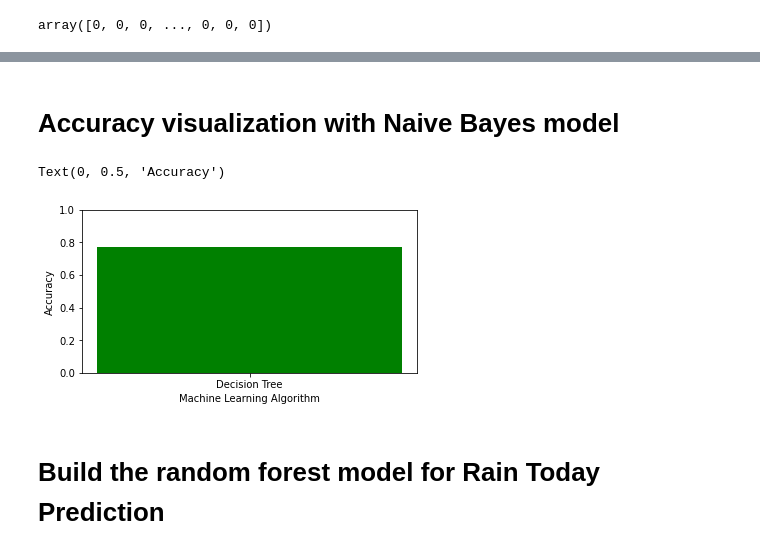
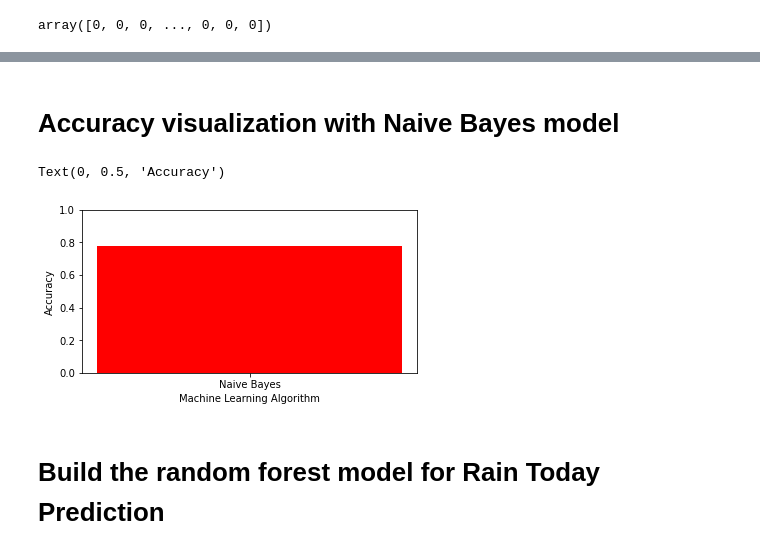
Before and after one commit to sandamaligeethika/ML_Assignment2_IT19120058_IT19120294_IT19147956, a Jupyter notebook: Assignment2.ipynb, the cells around one changed output, grey strips where cells are left out. Cells and saved outputs as stored; diff of their text form; code cells hidden in the pictures.

Commit message:
Build the models for prediction of Rain Tomorrow

```diff
--- a/Assignment2.ipynb
+++ b/Assignment2.ipynb
@@ -487,18 +488,18 @@ array([[32963,     0],
-# %% [markdown]
-# Accuracy visualization with Naive Bayes model
-# %%
-import matplotlib.pyplot as plt
-%matplotlib inline
-#Adjust figure size
-plt.figure(figsize=(6,3))
-plt.ylim(0.0, 1.0)
-#X-axis, Y-axis -> value of that model
-plt.bar("Decision Tree",(accuracy_score(Y_test,predictions)),width=0.5,color="green")
-plt.xlabel("Machine Learning Algorithm")
-plt.ylabel("Accuracy")
-# %% [output]
-Text(0, 0.5, 'Accuracy')
-[figure, removed]
+# %% [markdown]
+# Accuracy visualization with Naive Bayes model
+# %%
+import matplotlib.pyplot as plt
+%matplotlib inline
+#Adjust figure size
+plt.figure(figsize=(6,3))
+plt.ylim(0.0, 1.0)
+#X-axis, Y-axis -> value of that model
+plt.bar("Naive Bayes",(accuracy_score(Y_test,predictions)),width=0.5,color="red")
+plt.xlabel("Machine Learning Algorithm")
+plt.ylabel("Accuracy")
+# %% [output]
+Text(0, 0.5, 'Accuracy')
+[figure, added]
 # %% [markdown]
 # Build the random forest model for Rain Today Prediction
 # %%
```
Also changed, not shown: parts of 58 cells of this notebook.
